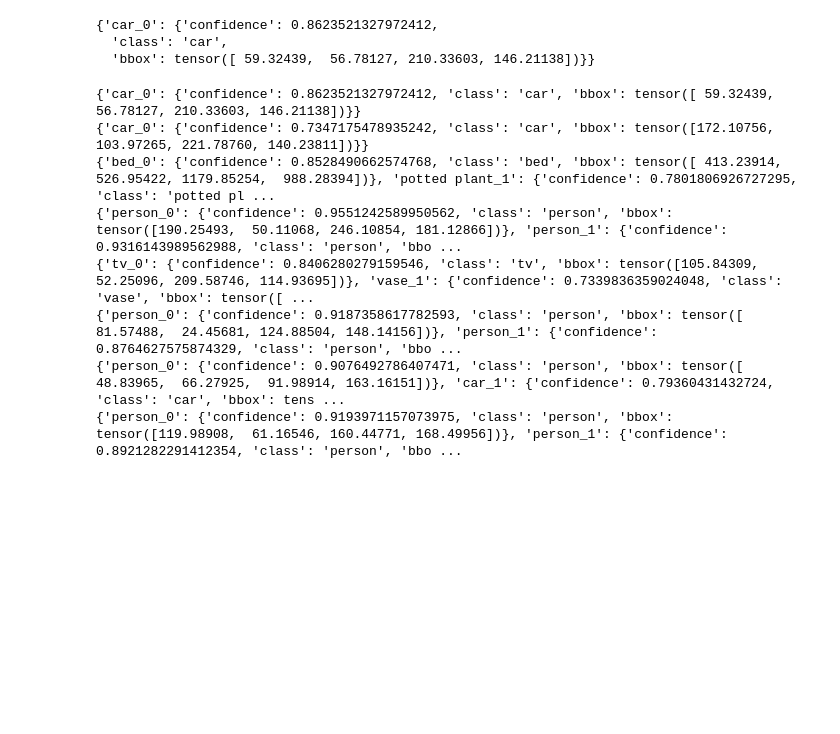
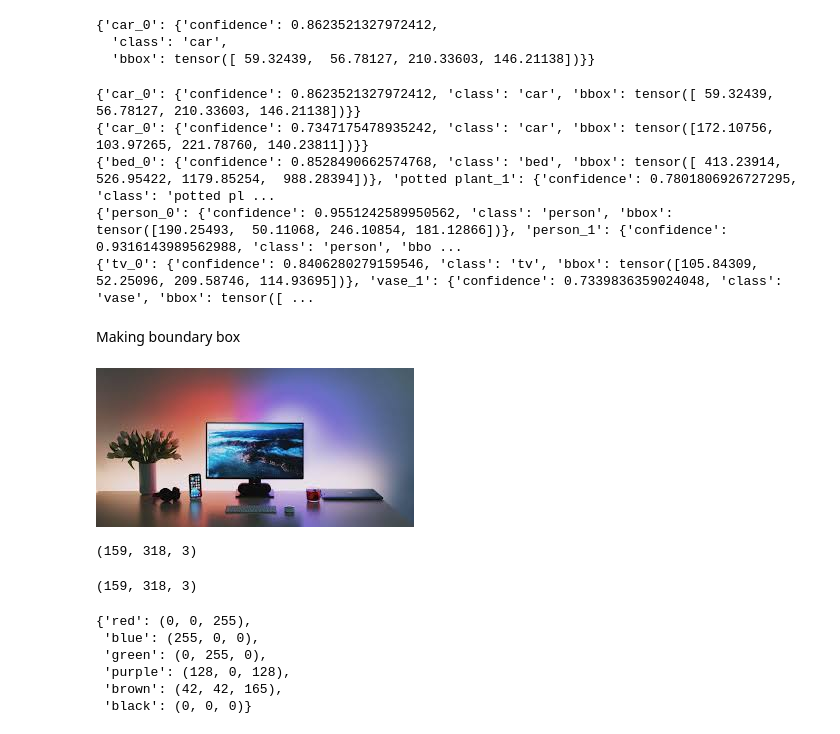
Before and after one commit to Harsh-Agarwals/object-detection-app, a Jupyter notebook: tests.ipynb, the cells around one changed output. Drawn from its saved outputs; the diff is of its cells as text; code cells hidden in the pictures; blank space fills up the shorter version.

```diff
--- a/tests.ipynb
+++ b/tests.ipynb
@@ -105,7 +110,7 @@ detect_boundary(result=result)
   'class': 'car',
   'bbox': tensor([ 59.32439,  56.78127, 210.33603, 146.21138])}}
 # %%
-imgn = [1, 2, 3, 5, 6, 8, 9, 10]
+imgn = [1, 2, 3, 5, 6]
 
 for i in imgn:
     image = load_image(f"images/image_{i}.jpg")
@@ -118,6 +123,36 @@ for i in imgn:
 {'bed_0': {'confidence': 0.8528490662574768, 'class': 'bed', 'bbox': tensor([ 413.23914,  526.95422, 1179.85254,  988.28394])}, 'potted plant_1': {'confidence': 0.7801806926727295, 'class': 'potted pl ...
 {'person_0': {'confidence': 0.9551242589950562, 'class': 'person', 'bbox': tensor([190.25493,  50.11068, 246.10854, 181.12866])}, 'person_1': {'confidence': 0.9316143989562988, 'class': 'person', 'bbo ...
 {'tv_0': {'confidence': 0.8406280279159546, 'class': 'tv', 'bbox': tensor([105.84309,  52.25096, 209.58746, 114.93695])}, 'vase_1': {'confidence': 0.7339836359024048, 'class': 'vase', 'bbox': tensor([ ...
-{'person_0': {'confidence': 0.9187358617782593, 'class': 'person', 'bbox': tensor([ 81.57488,  24.45681, 124.88504, 148.14156])}, 'person_1': {'confidence': 0.8764627575874329, 'class': 'person', 'bbo ...
-{'person_0': {'confidence': 0.9076492786407471, 'class': 'person', 'bbox': tensor([ 48.83965,  66.27925,  91.98914, 163.16151])}, 'car_1': {'confidence': 0.79360431432724, 'class': 'car', 'bbox': tens ...
-{'person_0': {'confidence': 0.9193971157073975, 'class': 'person', 'bbox': tensor([119.98908,  61.16546, 160.44771, 168.49956])}, 'person_1': {'confidence': 0.8921282291412354, 'class': 'person', 'bbo ...
+# %% [markdown]
+Making boundary box
+# %%
+image
+# %% [output]
+[figure, added]
+# %%
+np.array(image).shape
+# %% [output]
+(159, 318, 3)
+# %%
+im = cv2.cvtColor(np.array(image), cv2.COLOR_RGB2BGR)
+im.shape
+# %% [output]
+(159, 318, 3)
+# %%
+# Colors for each classes
+colors = {
+    'red': (0, 0, 255),    # OpenCV uses BGR format
+    'blue': (255, 0, 0),
+    'green': (0, 255, 0),
+    'purple': (128, 0, 128),
+    'brown': (42, 42, 165),
+    'black': (0, 0, 0)
+}
+colors
+# %% [output]
+{'red': (0, 0, 255),
+ 'blue': (255, 0, 0),
+ 'green': (0, 255, 0),
+ 'purple': (128, 0, 128),
+ 'brown': (42, 42, 165),
+ 'black': (0, 0, 0)}
```
Also changed, not shown: parts of 6 cells of this notebook, 1 other file.
